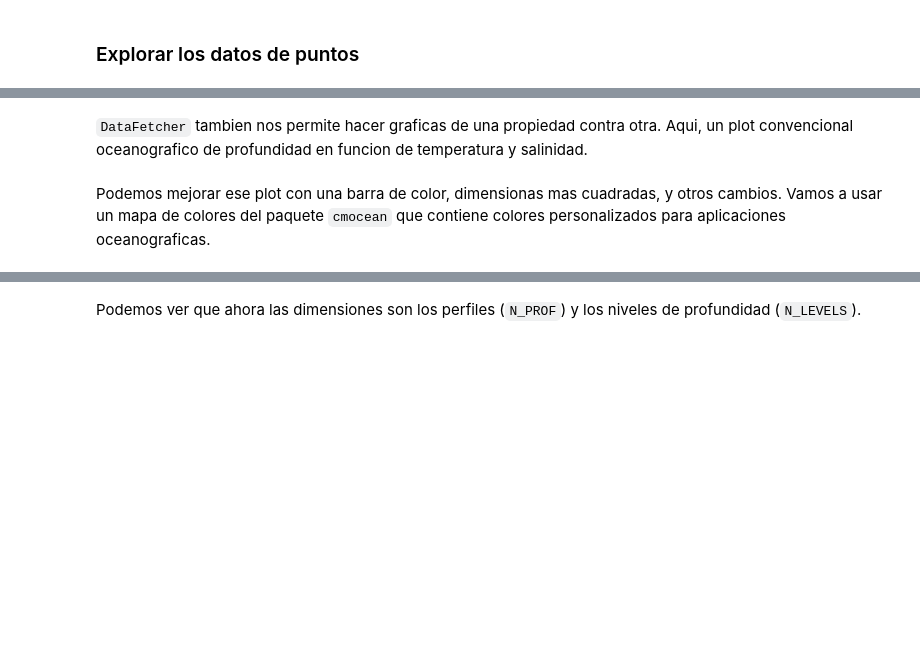
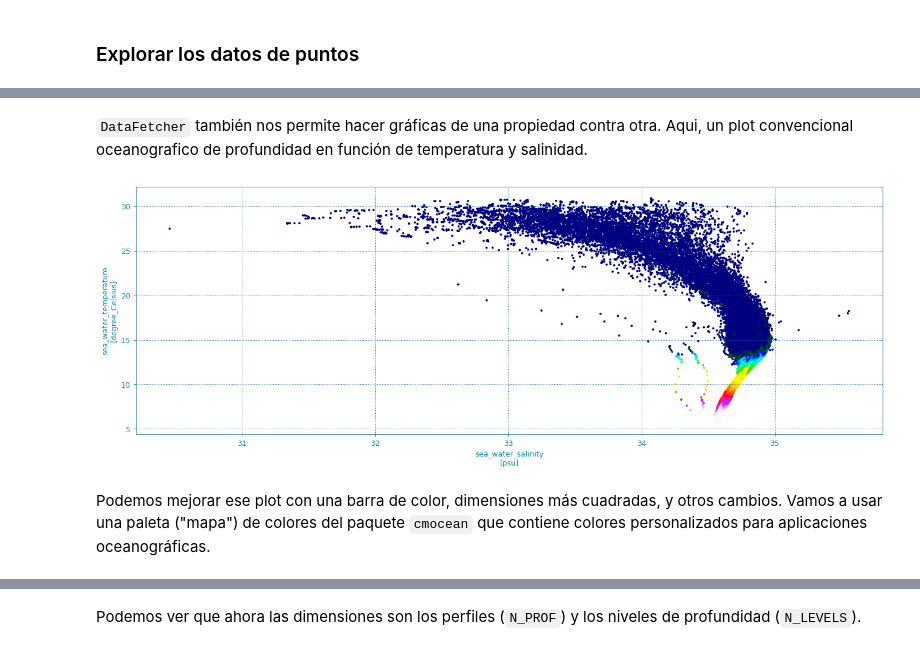
Before and after one commit to Intercoonecta/tutoriales, a Jupyter notebook: miercoles/datos_argo_python/DatosArgo-argopy-AfloramientoPapagayo.ipynb, the cells around one changed output, grey strips where cells are left out. Saved outputs shown, nothing was run; the diff lists cells and outputs as text; code cells hidden in the pictures; blank space fills up the shorter version.

```diff
--- a/miercoles/datos_argo_python/DatosArgo-argopy-AfloramientoPapagayo.ipynb
+++ b/miercoles/datos_argo_python/DatosArgo-argopy-AfloramientoPapagayo.ipynb
@@ -146,8 +122,10 @@ puntos_ds['PRES'].plot.hist(figsize=(6,2));
 # %% [markdown]
-`DataFetcher` tambien nos permite hacer graficas de una propiedad contra otra. Aqui, un plot convencional oceanografico de profundidad en funcion de temperatura y salinidad.
+`DataFetcher` también nos permite hacer gráficas de una propiedad contra otra. Aqui, un plot convencional oceanografico de profundidad en función de temperatura y salinidad.
 # %%
-cargador.plot('PRES', this_x='TEMP', this_y='PSAL');
+cargador.plot('PRES', this_x='PSAL', this_y='TEMP');
+# %% [output]
+[figure, added]
 # %% [markdown]
-Podemos mejorar ese plot con una barra de color, dimensionas mas cuadradas, y otros cambios. Vamos a usar un mapa de colores del paquete `cmocean` que contiene colores personalizados para aplicaciones oceanograficas.
+Podemos mejorar ese plot con una barra de color, dimensiones más cuadradas, y otros cambios. Vamos a usar una paleta ("mapa") de colores del paquete `cmocean` que contiene colores personalizados para aplicaciones oceanográficas.
 # %%
 cargador.plot(
```
Also changed, not shown: parts of 66 cells of this notebook, 2 other files.
